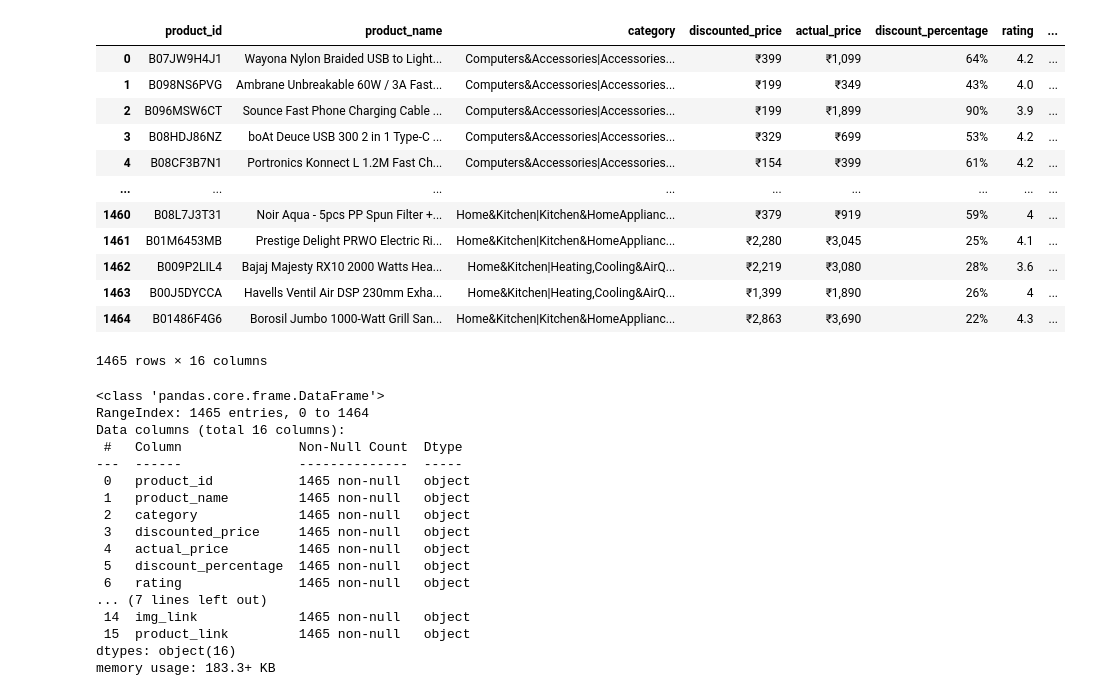
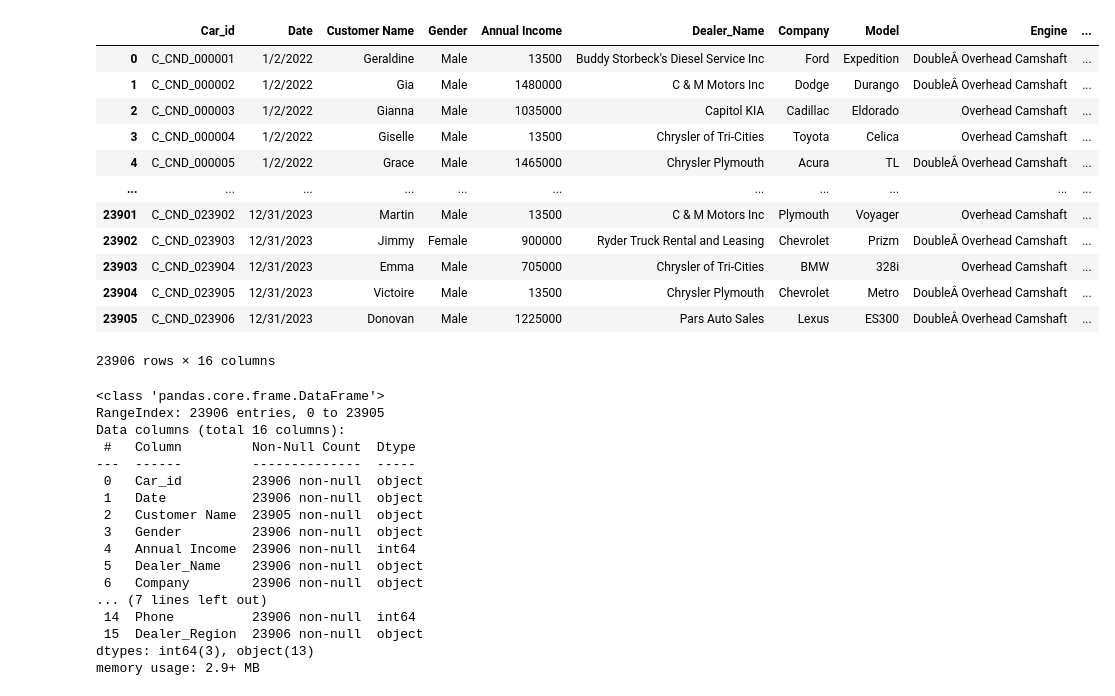
Before and after one commit to Sneha8553/sneha_IT, a Jupyter notebook: task 3.ipynb, the cells around one changed output. Cells and saved outputs as stored; diff of their text form; code cells hidden in the pictures.

```diff
--- a/task 3.ipynb
+++ b/task 3.ipynb
@@ -24,40 +13,40 @@ Note: you may need to restart the kernel to use updated packages.
 from sklearn.linear_model import LinearRegression
 import pandas as pd
 # %%
-df = pd.read_csv("amazon.csv")
+df = pd.read_csv("car.csv")
 df
 # %% [output]
-|  | product_id | product_name | category | discounted_price | actual_price | discount_percentage | rating | ... |
-| 0 | B07JW9H4J1 | Wayona Nylon Braided USB to Light... | Computers&Accessories|Accessories... | ₹399 | ₹1,099 | 64% | 4.2 | ... |
-| 1 | B098NS6PVG | Ambrane Unbreakable 60W / 3A Fast... | Computers&Accessories|Accessories... | ₹199 | ₹349 | 43% | 4.0 | ... |
-| 2 | B096MSW6CT | Sounce Fast Phone Charging Cable ... | Computers&Accessories|Accessories... | ₹199 | ₹1,899 | 90% | 3.9 | ... |
-| 3 | B08HDJ86NZ | boAt Deuce USB 300 2 in 1 Type-C ... | Computers&Accessories|Accessories... | ₹329 | ₹699 | 53% | 4.2 | ... |
-| 4 | B08CF3B7N1 | Portronics Konnect L 1.2M Fast Ch... | Computers&Accessories|Accessories... | ₹154 | ₹399 | 61% | 4.2 | ... |
-| ... | ... | ... | ... | ... | ... | ... | ... | ... |
-| 1460 | B08L7J3T31 | Noir Aqua - 5pcs PP Spun Filter +... | Home&Kitchen|Kitchen&HomeApplianc... | ₹379 | ₹919 | 59% | 4 | ... |
-| 1461 | B01M6453MB | Prestige Delight PRWO Electric Ri... | Home&Kitchen|Kitchen&HomeApplianc... | ₹2,280 | ₹3,045 | 25% | 4.1 | ... |
-| 1462 | B009P2LIL4 | Bajaj Majesty RX10 2000 Watts Hea... | Home&Kitchen|Heating,Cooling&AirQ... | ₹2,219 | ₹3,080 | 28% | 3.6 | ... |
-| 1463 | B00J5DYCCA | Havells Ventil Air DSP 230mm Exha... | Home&Kitchen|Heating,Cooling&AirQ... | ₹1,399 | ₹1,890 | 26% | 4 | ... |
-| 1464 | B01486F4G6 | Borosil Jumbo 1000-Watt Grill San... | Home&Kitchen|Kitchen&HomeApplianc... | ₹2,863 | ₹3,690 | 22% | 4.3 | ... |
+|  | Car_id | Date | Customer Name | Gender | Annual Income | Dealer_Name | Company | Model | Engine | ... |
+| 0 | C_CND_000001 | 1/2/2022 | Geraldine | Male | 13500 | Buddy Storbeck's Diesel Service Inc | Ford | Expedition | DoubleÂ Overhead Camshaft | ... |
+| 1 | C_CND_000002 | 1/2/2022 | Gia | Male | 1480000 | C & M Motors Inc | Dodge | Durango | DoubleÂ Overhead Camshaft | ... |
+| 2 | C_CND_000003 | 1/2/2022 | Gianna | Male | 1035000 | Capitol KIA | Cadillac | Eldorado | Overhead Camshaft | ... |
+| 3 | C_CND_000004 | 1/2/2022 | Giselle | Male | 13500 | Chrysler of Tri-Cities | Toyota | Celica | Overhead Camshaft | ... |
+| 4 | C_CND_000005 | 1/2/2022 | Grace | Male | 1465000 | Chrysler Plymouth | Acura | TL | DoubleÂ Overhead Camshaft | ... |
+| ... | ... | ... | ... | ... | ... | ... | ... | ... | ... | ... |
+| 23901 | C_CND_023902 | 12/31/2023 | Martin | Male | 13500 | C & M Motors Inc | Plymouth | Voyager | Overhead Camshaft | ... |
+| 23902 | C_CND_023903 | 12/31/2023 | Jimmy | Female | 900000 | Ryder Truck Rental and Leasing | Chevrolet | Prizm | DoubleÂ Overhead Camshaft | ... |
+| 23903 | C_CND_023904 | 12/31/2023 | Emma | Male | 705000 | Chrysler of Tri-Cities | BMW | 328i | Overhead Camshaft | ... |
+| 23904 | C_CND_023905 | 12/31/2023 | Victoire | Male | 13500 | Chrysler Plymouth | Chevrolet | Metro | DoubleÂ Overhead Camshaft | ... |
+| 23905 | C_CND_023906 | 12/31/2023 | Donovan | Male | 1225000 | Pars Auto Sales | Lexus | ES300 | DoubleÂ Overhead Camshaft | ... |
-1465 rows × 16 columns
+23906 rows × 16 columns
 # %%
 df.info()
 # %% [output]
 <class 'pandas.core.frame.DataFrame'>
-RangeIndex: 1465 entries, 0 to 1464
+RangeIndex: 23906 entries, 0 to 23905
 Data columns (total 16 columns):
- #   Column               Non-Null Count  Dtype
----  ------               --------------  -----
- 0   product_id           1465 non-null   object
- 1   product_name         1465 non-null   object
- 2   category             1465 non-null   object
- 3   discounted_price     1465 non-null   object
- 4   actual_price         1465 non-null   object
- 5   discount_percentage  1465 non-null   object
- 6   rating               1465 non-null   object
+ #   Column         Non-Null Count  Dtype
+---  ------         --------------  -----
+ 0   Car_id         23906 non-null  object
+ 1   Date           23906 non-null  object
+ 2   Customer Name  23905 non-null  object
+ 3   Gender         23906 non-null  object
+ 4   Annual Income  23906 non-null  int64
+ 5   Dealer_Name    23906 non-null  object
+ 6   Company        23906 non-null  object
 ... (7 lines left out)
- 14  img_link             1465 non-null   object
- 15  product_link         1465 non-null   object
-dtypes: object(16)
-memory usage: 183.3+ KB
+ 14  Phone          23906 non-null  int64
+ 15  Dealer_Region  23906 non-null  object
+dtypes: int64(3), object(13)
+memory usage: 2.9+ MB
 # %%
```
Also changed, not shown: parts of 28 cells of this notebook, 1 other file.
